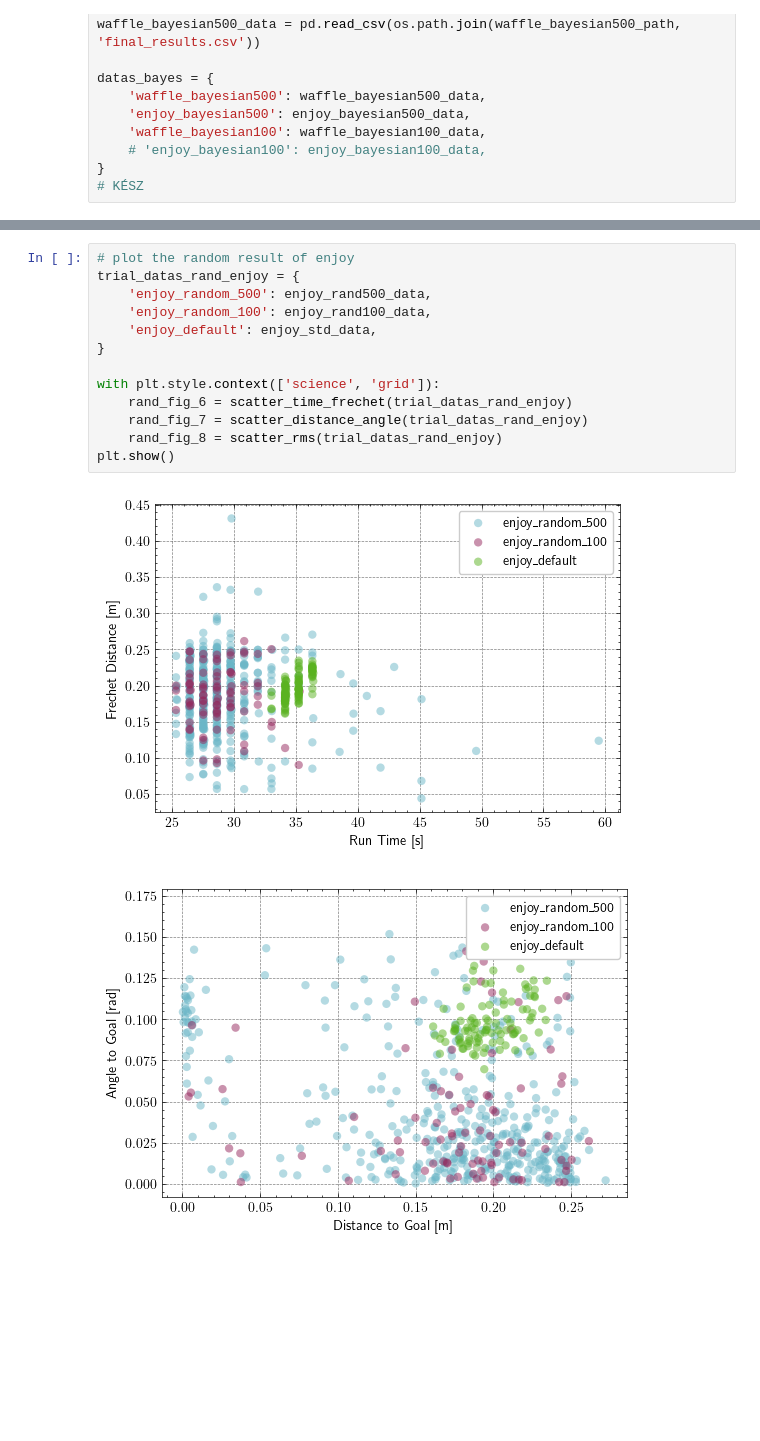
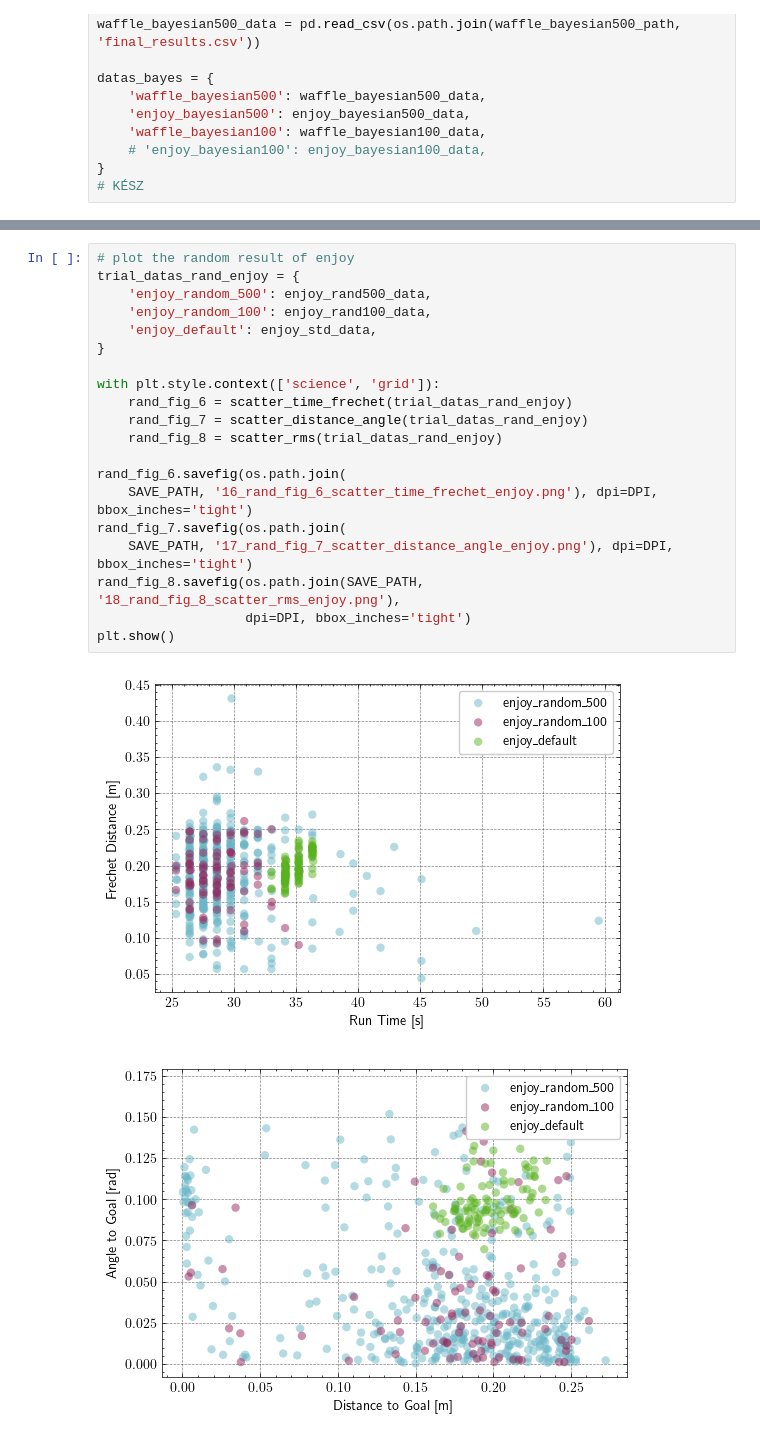
Before and after one commit to turtlewizard73/thesis-mppi-model-ident, a Jupyter notebook: workspace/src/controller_optimization/plots.ipynb, the cells around one changed output, grey strips where cells are left out. Saved outputs shown, nothing was run; the diff lists cells and outputs as text; blank space fills up the shorter version.

```diff
--- a/workspace/src/controller_optimization/plots.ipynb
+++ b/workspace/src/controller_optimization/plots.ipynb
@@ -226,19 +256,26 @@ plt.show()
 # %%
 # plot the random result of enjoy
 trial_datas_rand_enjoy = {
     'enjoy_random_500': enjoy_rand500_data,
     'enjoy_random_100': enjoy_rand100_data,
     'enjoy_default': enjoy_std_data,
 }
 
 with plt.style.context(['science', 'grid']):
     rand_fig_6 = scatter_time_frechet(trial_datas_rand_enjoy)
     rand_fig_7 = scatter_distance_angle(trial_datas_rand_enjoy)
     rand_fig_8 = scatter_rms(trial_datas_rand_enjoy)
+
+rand_fig_6.savefig(os.path.join(
+    SAVE_PATH, '16_rand_fig_6_scatter_time_frechet_enjoy.png'), dpi=DPI, bbox_inches='tight')
+rand_fig_7.savefig(os.path.join(
+    SAVE_PATH, '17_rand_fig_7_scatter_distance_angle_enjoy.png'), dpi=DPI, bbox_inches='tight')
+rand_fig_8.savefig(os.path.join(SAVE_PATH, '18_rand_fig_8_scatter_rms_enjoy.png'),
+                   dpi=DPI, bbox_inches='tight')
 plt.show()
 # %% [output]
-[figure, old version]
+[figure, new version]
-[figure, old version]
+[figure, new version]
 [figure]
 # %%
 # no GoalAngleCritic
```
Also changed, not shown: parts of 7 cells of this notebook, 21 other files.
